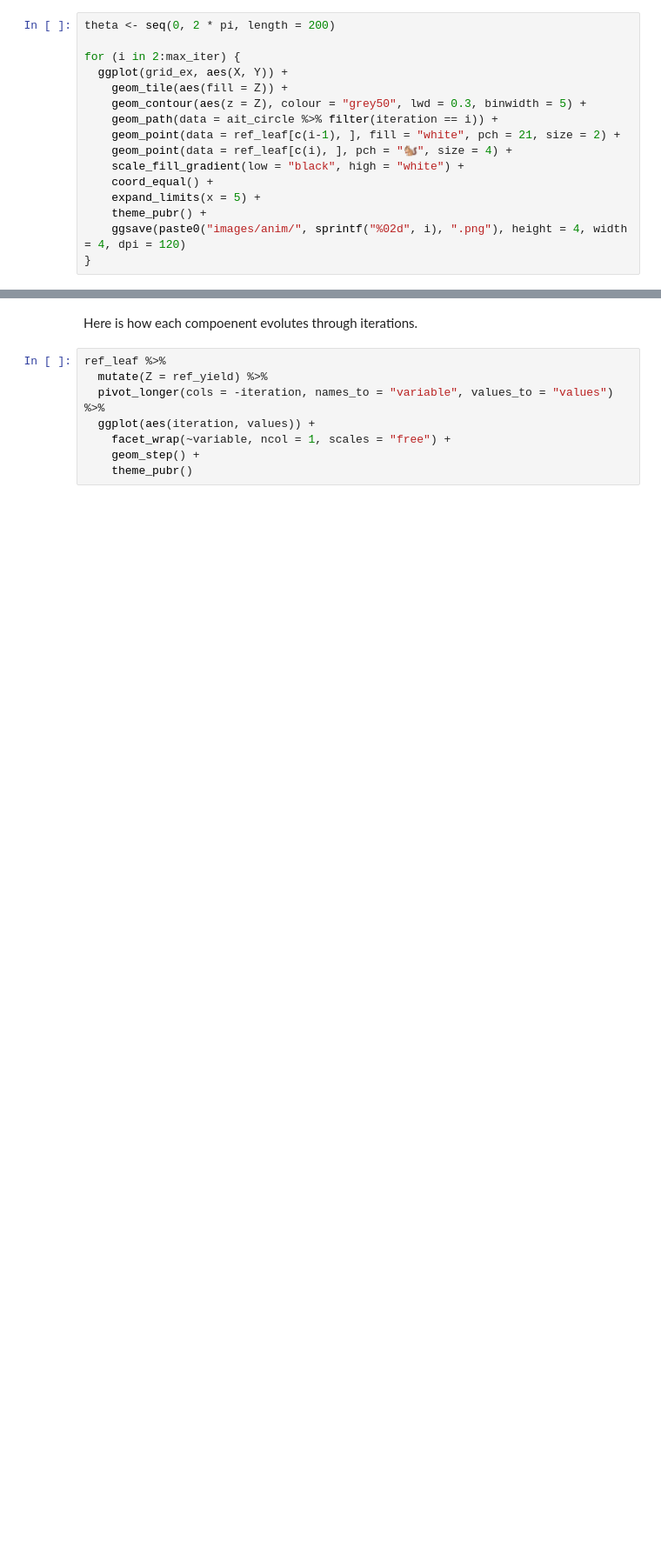
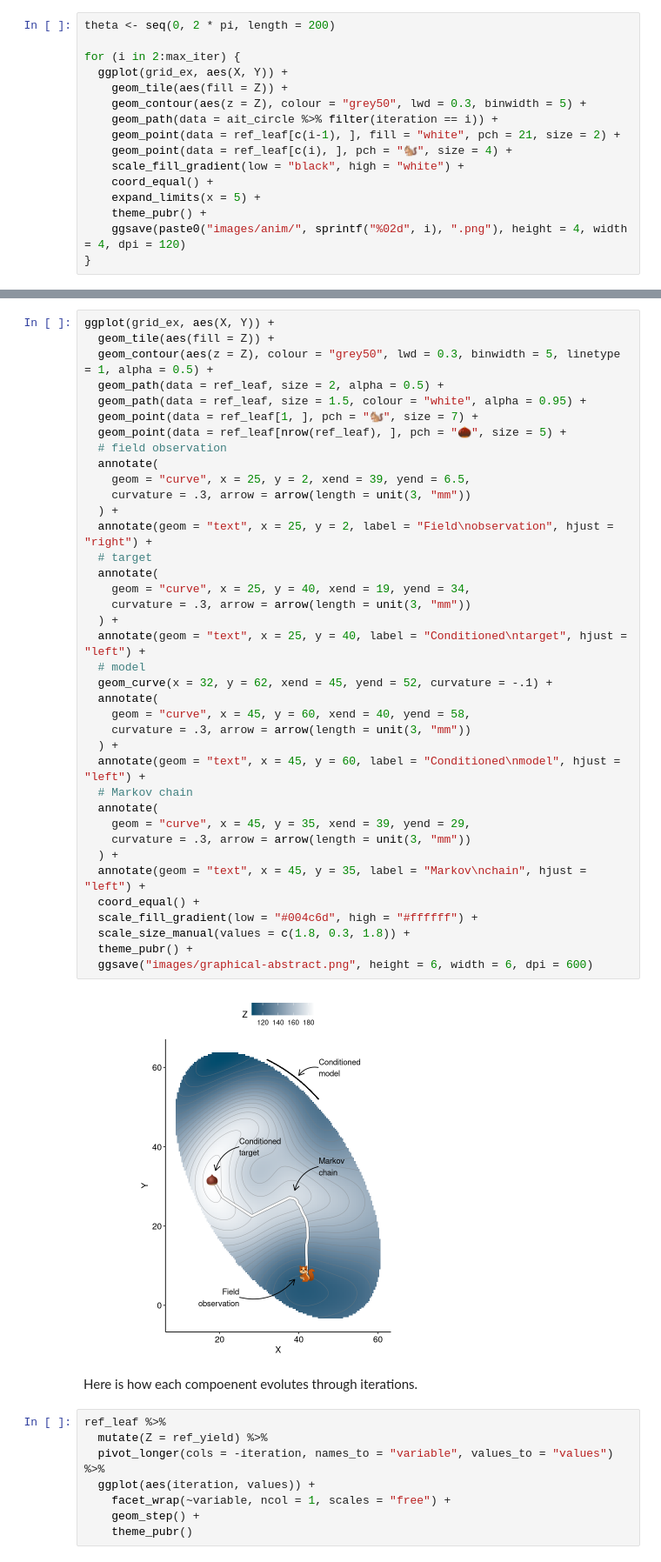
Before and after one commit to essicolo/2020_blueberry-ionomics, a Jupyter notebook: 02_algo-demo.ipynb, the cells around one changed output, grey strips where cells are left out. Shown at 87% size. Cells and saved outputs as stored; diff of their text form; blank space fills up the shorter version.

Commit message:
graphical abstract

```diff
--- a/02_algo-demo.ipynb
+++ b/02_algo-demo.ipynb
@@ -297,3 +295,43 @@ system("convert -delay 20 images/anim/*.png -loop 0 images/anim/worm-anim.gif")
+# %%
+ggplot(grid_ex, aes(X, Y)) +
+  geom_tile(aes(fill = Z)) +
+  geom_contour(aes(z = Z), colour = "grey50", lwd = 0.3, binwidth = 5, linetype = 1, alpha = 0.5) +
+  geom_path(data = ref_leaf, size = 2, alpha = 0.5) +
+  geom_path(data = ref_leaf, size = 1.5, colour = "white", alpha = 0.95) +
+  geom_point(data = ref_leaf[1, ], pch = "🐿", size = 7) +
+  geom_point(data = ref_leaf[nrow(ref_leaf), ], pch = "🌰", size = 5) +
+  # field observation
+  annotate(
+    geom = "curve", x = 25, y = 2, xend = 39, yend = 6.5,
+    curvature = .3, arrow = arrow(length = unit(3, "mm"))
+  ) +
+  annotate(geom = "text", x = 25, y = 2, label = "Field\nobservation", hjust = "right") +
+  # target
+  annotate(
+    geom = "curve", x = 25, y = 40, xend = 19, yend = 34,
+    curvature = .3, arrow = arrow(length = unit(3, "mm"))
+  ) +
+  annotate(geom = "text", x = 25, y = 40, label = "Conditioned\ntarget", hjust = "left") +
+  # model
+  geom_curve(x = 32, y = 62, xend = 45, yend = 52, curvature = -.1) +
+  annotate(
+    geom = "curve", x = 45, y = 60, xend = 40, yend = 58,
+    curvature = .3, arrow = arrow(length = unit(3, "mm"))
+  ) +
+  annotate(geom = "text", x = 45, y = 60, label = "Conditioned\nmodel", hjust = "left") +
+  # Markov chain
+  annotate(
+    geom = "curve", x = 45, y = 35, xend = 39, yend = 29,
+    curvature = .3, arrow = arrow(length = unit(3, "mm"))
+  ) +
+  annotate(geom = "text", x = 45, y = 35, label = "Markov\nchain", hjust = "left") +
+  coord_equal() +
+  scale_fill_gradient(low = "#004c6d", high = "#ffffff") +
+  scale_size_manual(values = c(1.8, 0.3, 1.8)) +
+  theme_pubr() +
+  ggsave("images/graphical-abstract.png", height = 6, width = 6, dpi = 600)
+# %% [output]
+[figure, added]
 # %% [markdown]
 Here is how each compoenent evolutes through iterations.
 # %%
```
Also changed, not shown: parts of 8 cells of this notebook, 54 other files.
